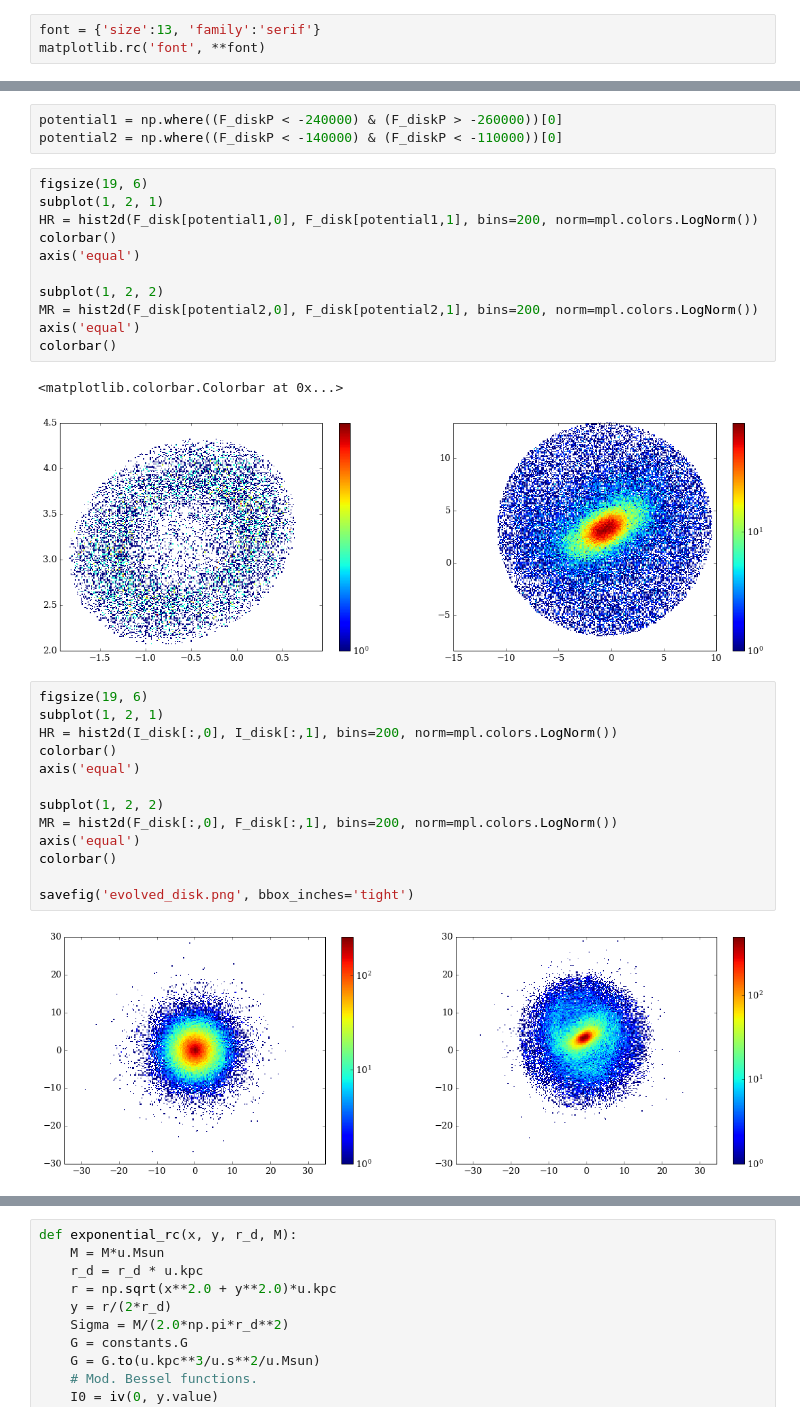
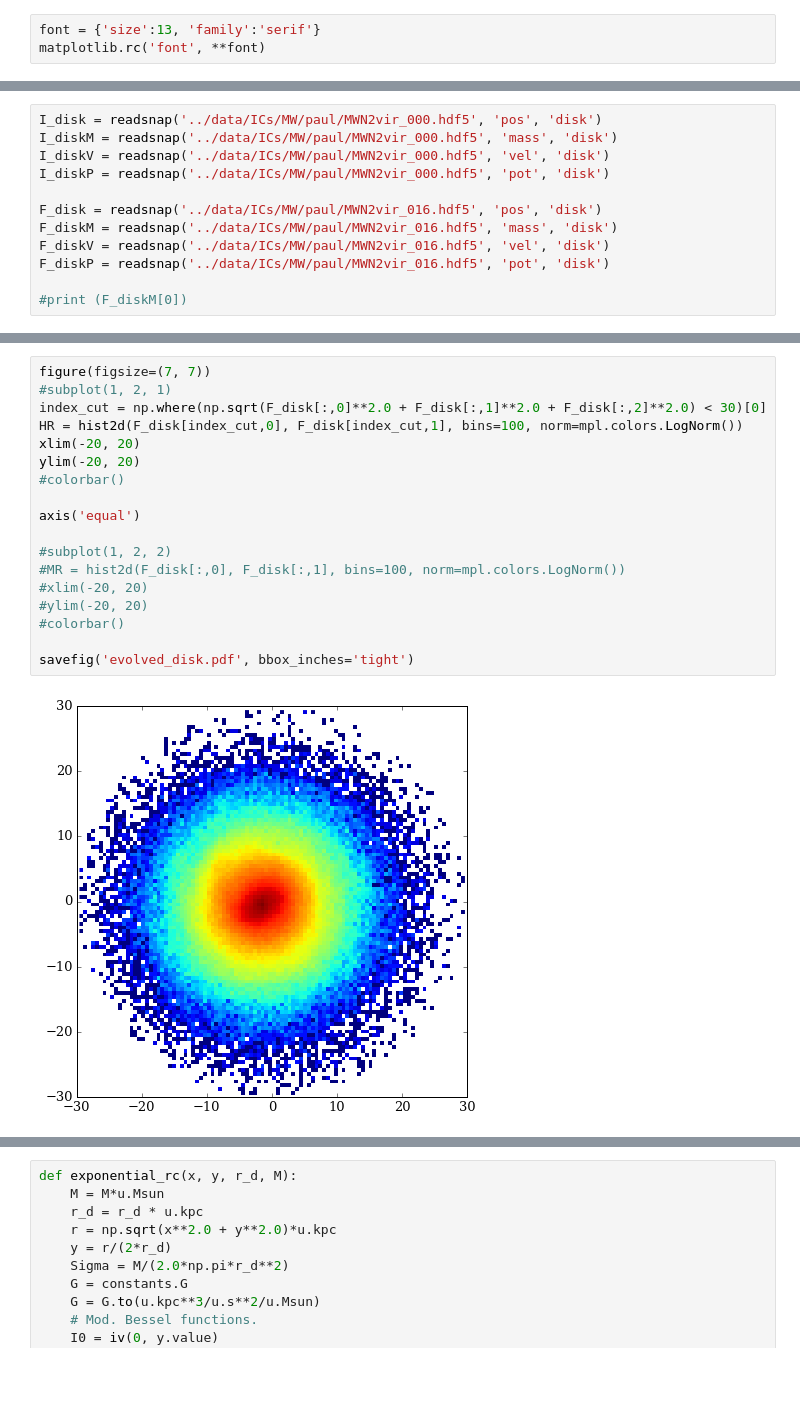
Before and after one commit to jngaravitoc/LMC-MW, a Jupyter notebook: code/Disk_rotation_curve.ipynb, the cells around one changed output, grey strips where cells are left out. Cells and saved outputs as stored; diff of their text form; blank space fills up the shorter version.

Commit message:
Good rotation curves

```diff
--- a/code/Disk_rotation_curve.ipynb
+++ b/code/Disk_rotation_curve.ipynb
@@ -37,0 +19,12 @@ Returning DISK  Potential
+# %%
+I_disk = readsnap('../data/ICs/MW/paul/MWN2vir_000.hdf5', 'pos', 'disk')
+I_diskM = readsnap('../data/ICs/MW/paul/MWN2vir_000.hdf5', 'mass', 'disk')
+I_diskV = readsnap('../data/ICs/MW/paul/MWN2vir_000.hdf5', 'vel', 'disk')
+I_diskP = readsnap('../data/ICs/MW/paul/MWN2vir_000.hdf5', 'pot', 'disk')
+
+F_disk = readsnap('../data/ICs/MW/paul/MWN2vir_016.hdf5', 'pos', 'disk')
+F_diskM = readsnap('../data/ICs/MW/paul/MWN2vir_016.hdf5', 'mass', 'disk')
+F_diskV = readsnap('../data/ICs/MW/paul/MWN2vir_016.hdf5', 'vel', 'disk')
+F_diskP = readsnap('../data/ICs/MW/paul/MWN2vir_016.hdf5', 'pot', 'disk')
+
+#print (F_diskM[0])
@@ -45,35 +47,23 @@ legend()
-# %%
-potential1 = np.where((F_diskP < -240000) & (F_diskP > -260000))[0]
-potential2 = np.where((F_diskP < -140000) & (F_diskP < -110000))[0]
 # %%
-figsize(19, 6)
-subplot(1, 2, 1)
-HR = hist2d(F_disk[potential1,0], F_disk[potential1,1], bins=200, norm=mpl.colors.LogNorm())
-colorbar()
+figure(figsize=(7, 7))
+#subplot(1, 2, 1)
+index_cut = np.where(np.sqrt(F_disk[:,0]**2.0 + F_disk[:,1]**2.0 + F_disk[:,2]**2.0) < 30)[0]
+HR = hist2d(F_disk[index_cut,0], F_disk[index_cut,1], bins=100, norm=mpl.colors.LogNorm())
+xlim(-20, 20)
+ylim(-20, 20)
+#colorbar()
+
 axis('equal')
 
-subplot(1, 2, 2)
-MR = hist2d(F_disk[potential2,0], F_disk[potential2,1], bins=200, norm=mpl.colors.LogNorm())
-axis('equal')
-colorbar()
+#subplot(1, 2, 2)
+#MR = hist2d(F_disk[:,0], F_disk[:,1], bins=100, norm=mpl.colors.LogNorm())
+#xlim(-20, 20)
+#ylim(-20, 20)
+#colorbar()
+
+savefig('evolved_disk.pdf', bbox_inches='tight')
 # %% [output]
-<matplotlib.colorbar.Colorbar at 0x...>
-[figure, old version]
+[figure, new version]
-# %%
-figsize(19, 6)
-subplot(1, 2, 1)
-HR = hist2d(I_disk[:,0], I_disk[:,1], bins=200, norm=mpl.colors.LogNorm())
-colorbar()
-axis('equal')
-
-subplot(1, 2, 2)
-MR = hist2d(F_disk[:,0], F_disk[:,1], bins=200, norm=mpl.colors.LogNorm())
-axis('equal')
-colorbar()
-
-savefig('evolved_disk.png', bbox_inches='tight')
-# %% [output]
-[figure, removed]
 # %%
 def CM_correction(x, y, z, pot):
     CM = np.where(pot == min(pot))[0]
```
Also changed, not shown: parts of 14 cells of this notebook.
